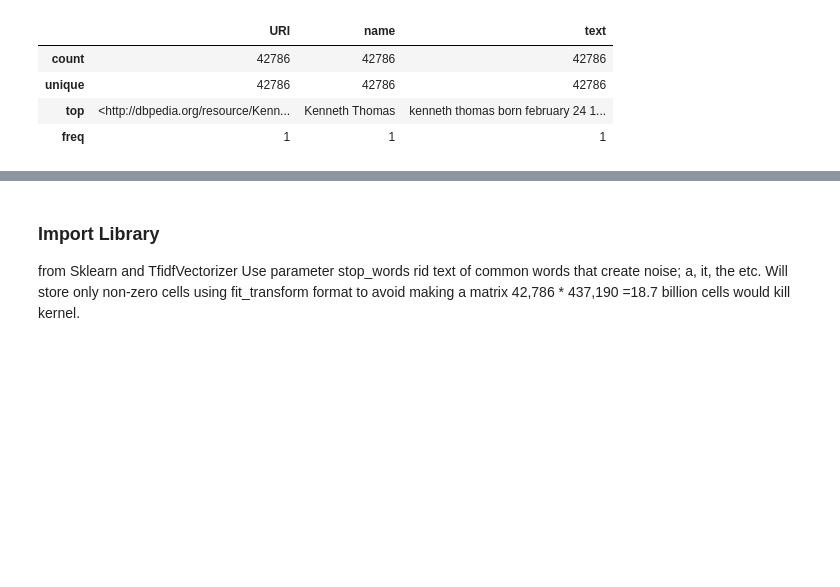
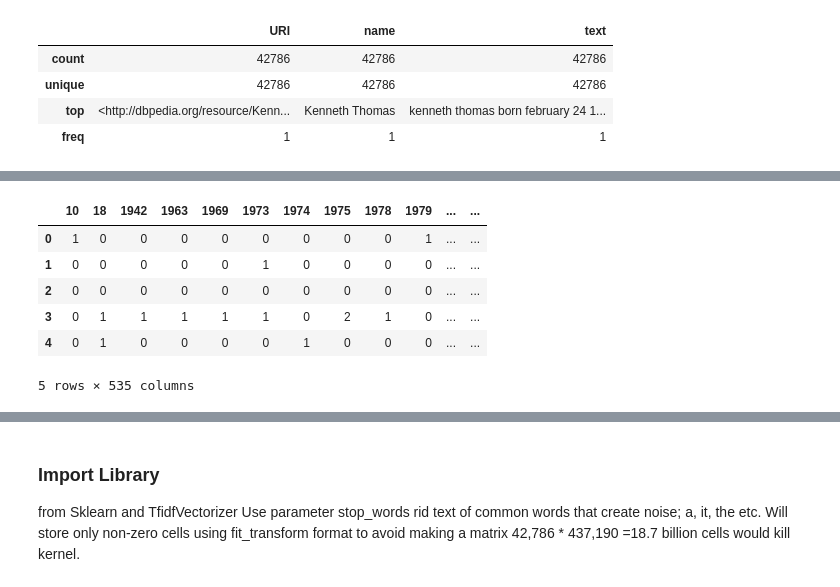
Before and after one commit to cyeef/Data-Science-Portfolio-C21-, a Jupyter notebook: Projects/Project-5/NLP.Description.for.Students.ipynb, the cells around one changed output, grey strips where cells are left out. Drawn from its saved outputs; the diff is of its cells as text; code cells hidden in the pictures; blank space fills up the shorter version.

```diff
--- a/Projects/Project-5/NLP.Description.for.Students.ipynb
+++ b/Projects/Project-5/NLP.Description.for.Students.ipynb
@@ -203,0 +221,18 @@ people_df.describe()
+# %%
+from sklearn.feature_extraction.text import CountVectorizer
+import pandas as pd
+
+# small sample so the count grid is readable
+bow_demo_vec = CountVectorizer(stop_words='english')
+bow_demo_matrix = bow_demo_vec.fit_transform(people_df['text'].head(5))
+
+pd.DataFrame(bow_demo_matrix.toarray(),
+             columns=bow_demo_vec.get_feature_names_out())
+# %% [output]
+|  | 10 | 18 | 1942 | 1963 | 1969 | 1973 | 1974 | 1975 | 1978 | 1979 | ... | ... |
+| 0 | 1 | 0 | 0 | 0 | 0 | 0 | 0 | 0 | 0 | 1 | ... | ... |
+| 1 | 0 | 0 | 0 | 0 | 0 | 1 | 0 | 0 | 0 | 0 | ... | ... |
+| 2 | 0 | 0 | 0 | 0 | 0 | 0 | 0 | 0 | 0 | 0 | ... | ... |
+| 3 | 0 | 1 | 1 | 1 | 1 | 1 | 0 | 2 | 1 | 0 | ... | ... |
+| 4 | 0 | 1 | 0 | 0 | 0 | 0 | 1 | 0 | 0 | 0 | ... | ... |
+5 rows × 535 columns
```
Also changed, not shown: parts of 8 cells of this notebook.
